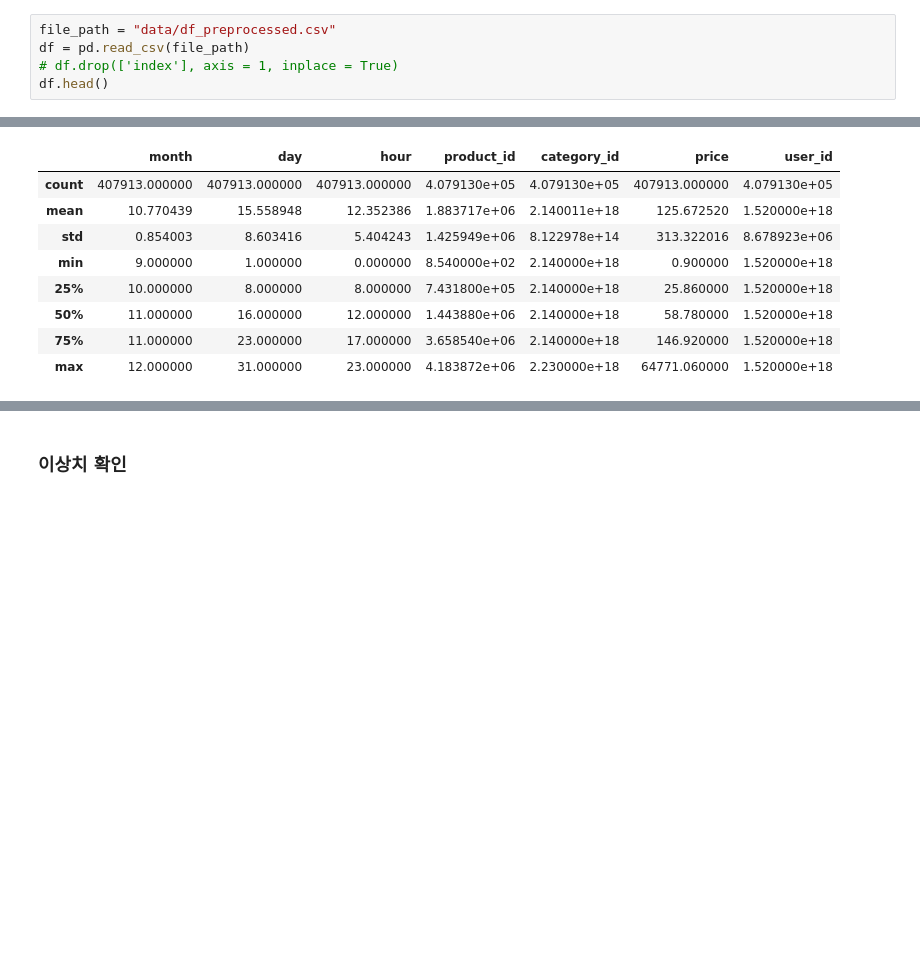
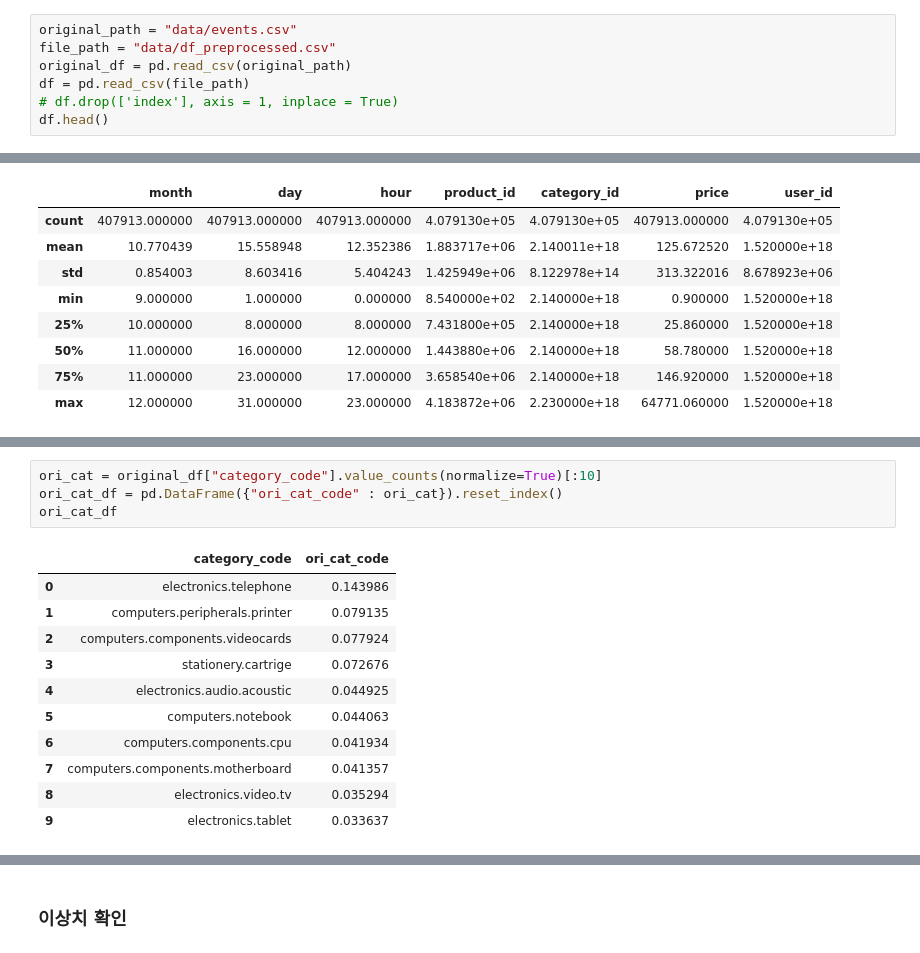
Before and after one commit to wjco/DAStudy-sat, a Jupyter notebook: Tek/multi_category_online_store_funnel/multi_category_online_store_eda.ipynb, the cells around one changed output, grey strips where cells are left out. Cells and saved outputs as stored; diff of their text form; blank space fills up the shorter version.

```diff
--- a/Tek/multi_category_online_store_funnel/multi_category_online_store_eda.ipynb
+++ b/Tek/multi_category_online_store_funnel/multi_category_online_store_eda.ipynb
@@ -29,7 +29,9 @@ from datetime import datetime
 from datetime import timedelta
 import missingno as msno
 # %%
+original_path = "data/events.csv"
 file_path = "data/df_preprocessed.csv"
+original_df = pd.read_csv(original_path)
 df = pd.read_csv(file_path)
 # df.drop(['index'], axis = 1, inplace = True)
 df.head()
@@ -111,3 +113,19 @@ df.describe(include="object")
 | unique | 392324 | 7 | 3 | 107 | 945 | 234135 | 14 | 42 | ... |
 | top | 2020-12-19 22:05:25+00:00 | Monday | view | electronics.telephone | samsung | 9HqvxzKlPb | computers | components | ... |
 | freq | 10 | 64724 | 367166 | 63645 | 15203 | 424 | 164793 | 79230 | ... |
+# %%
+ori_cat = original_df["category_code"].value_counts(normalize=True)[:10]
+ori_cat_df = pd.DataFrame({"ori_cat_code" : ori_cat}).reset_index()
+ori_cat_df
+# %% [output]
+|  | category_code | ori_cat_code |
+| 0 | electronics.telephone | 0.143986 |
+| 1 | computers.peripherals.printer | 0.079135 |
+| 2 | computers.components.videocards | 0.077924 |
+| 3 | stationery.cartrige | 0.072676 |
+| 4 | electronics.audio.acoustic | 0.044925 |
+| 5 | computers.notebook | 0.044063 |
+| 6 | computers.components.cpu | 0.041934 |
+| 7 | computers.components.motherboard | 0.041357 |
+| 8 | electronics.video.tv | 0.035294 |
+| 9 | electronics.tablet | 0.033637 |
```
Also changed, not shown: parts of 2 cells of this notebook.
